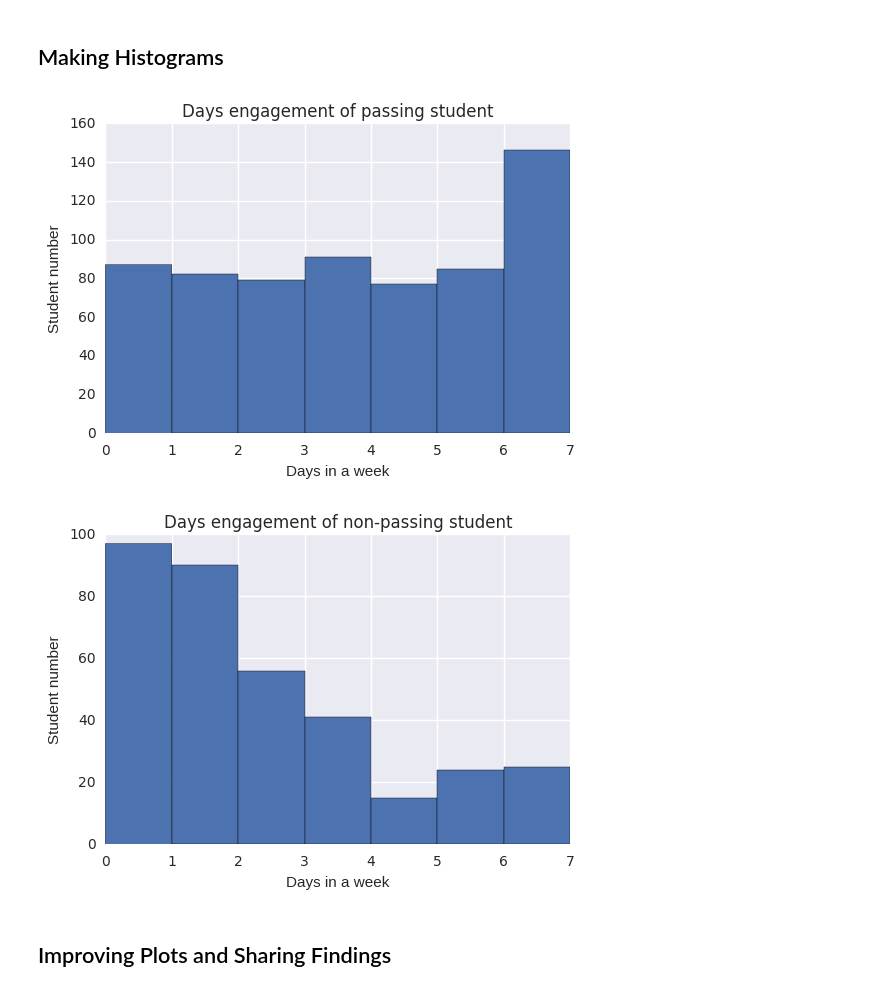
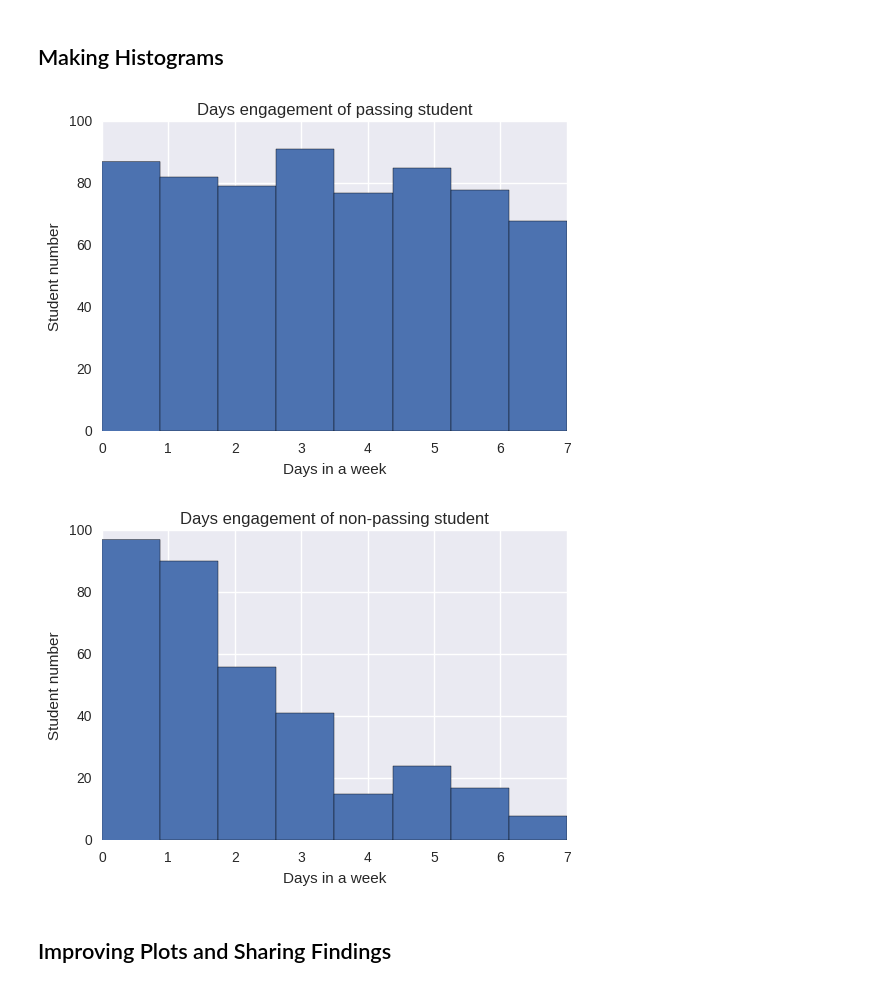
Before and after one commit to andy-yangz/Programming_nano, a Jupyter notebook: stage5/L1_Starter_Code.ipynb, the cells around one changed output. Saved outputs shown, nothing was run; the diff lists cells and outputs as text; code cells hidden in the pictures.

```diff
--- a/stage5/L1_Starter_Code.ipynb
+++ b/stage5/L1_Starter_Code.ipynb
@@ -582,36 +569,36 @@ Maximum: 0.90105367
 def hist_pass_non_pass(pass_engagement_by_account,
                        non_pass_engagement_by_account,
                        fieldname, bin_num,
                        x_label, y_label, title):
     total_pass = total_of_attribute(pass_engagement_by_account, fieldname)
     fig, axes = plt.subplots()
     plt.hist(total_pass.values(),bins=bin_num)
     plt.xlabel(x_label)
     plt.ylabel(y_label)
     plt.title(title+'passing student')
     total_non_pass = total_of_attribute(non_pass_engagement_by_account, fieldname)
     fig, axes = plt.subplots()
     plt.hist(total_non_pass.values(), bins=bin_num)
     plt.xlabel(x_label)
     plt.ylabel(y_label)
     plt.title(title+'non-passing student')
 
 
 %matplotlib inline
 import matplotlib.pyplot as plt
 import seaborn as sns
 # hist_pass_non_pass(pass_engagement_by_account,
 #                       non_pass_engagement_by_account,
 #                       'total_minutes_visited')
 hist_pass_non_pass(pass_engagement_by_account,
                     non_pass_engagement_by_account,
-                    'is_visited',7,
+                    'is_visited',8,
                     'Days in a week',
                     'Student number',
                     'Days engagement of ')
 # %% [output]
-[figure, old version]
+[figure, new version]
-[figure, old version]
+[figure, new version]
 # %% [markdown]
 ## Improving Plots and Sharing Findings
 # %%
```
Also changed, not shown: parts of 11 cells of this notebook, 11 other files.
